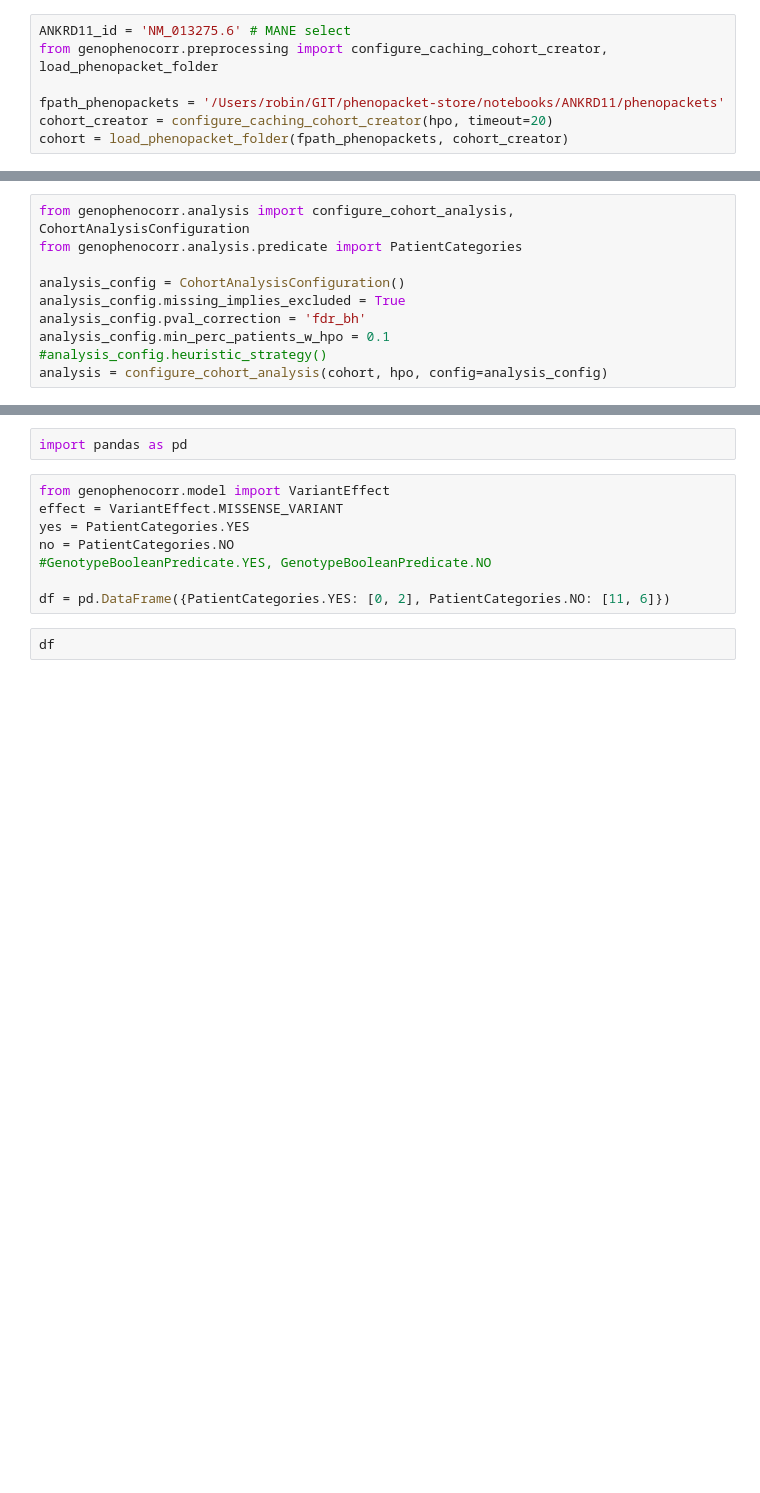
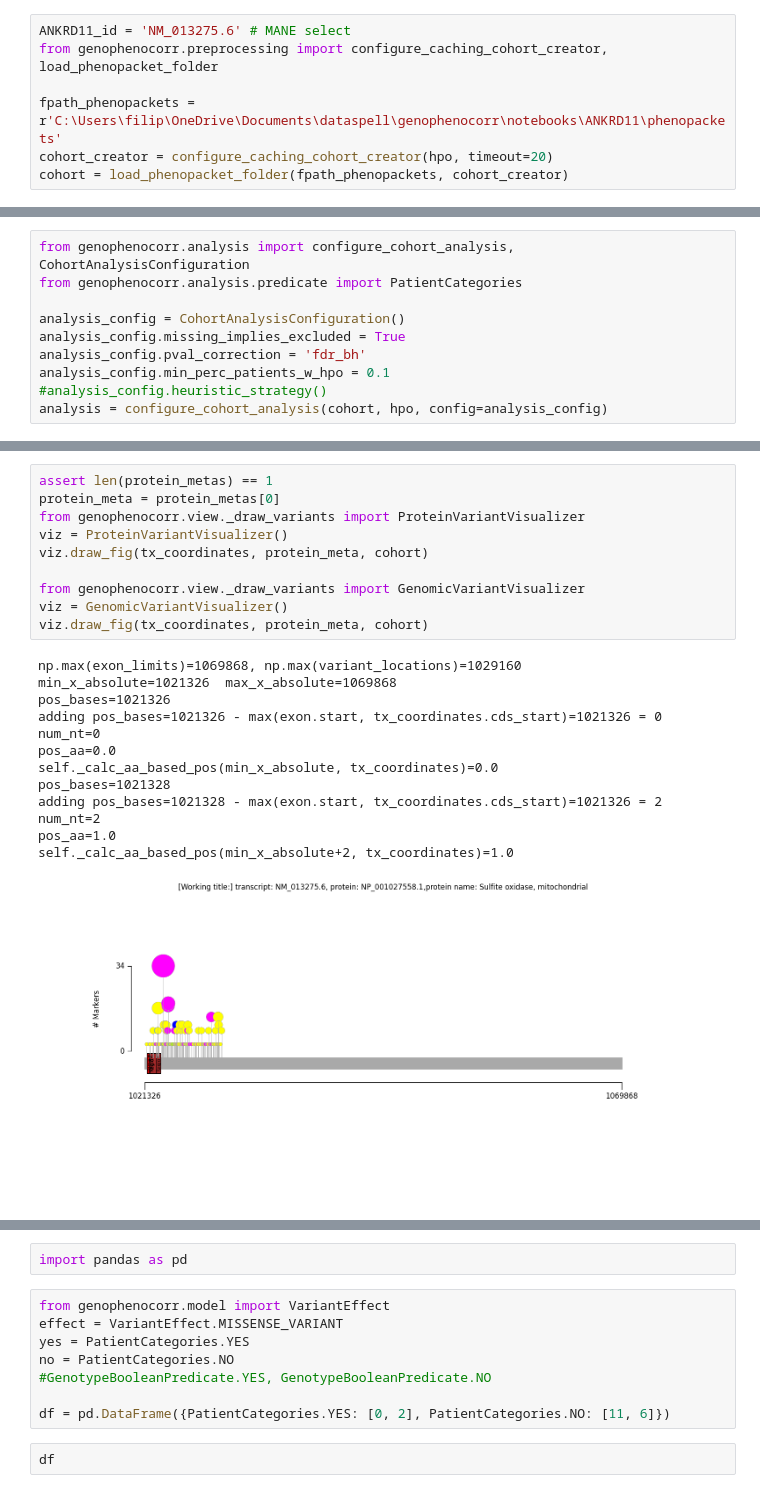
Before and after one commit to monarch-initiative/gpsea, a Jupyter notebook: notebooks/ANKRD11/cohort.ipynb, the cells around one changed output, grey strips where cells are left out. Saved outputs shown, nothing was run; the diff lists cells and outputs as text; blank space fills up the shorter version.

Commit message:
calculating aminoacid coord from base coord

```diff
--- a/notebooks/ANKRD11/cohort.ipynb
+++ b/notebooks/ANKRD11/cohort.ipynb
@@ -12,6 +13,6 @@ AttributeError: module 'hpotk' has no attribute 'configure_ontology_store'
 ANKRD11_id = 'NM_013275.6' # MANE select
 from genophenocorr.preprocessing import configure_caching_cohort_creator, load_phenopacket_folder
 
-fpath_phenopackets = '/Users/robin/GIT/phenopacket-store/notebooks/ANKRD11/phenopackets'
+fpath_phenopackets = r'C:\Users\filip\OneDrive\Documents\dataspell\genophenocorr\notebooks\ANKRD11\phenopackets'
 cohort_creator = configure_caching_cohort_creator(hpo, timeout=20)
 cohort = load_phenopacket_folder(fpath_phenopackets, cohort_creator)
@@ -53,0 +83,24 @@ NameError: name 'tx_coordinates' is not defined
+# %%
+assert len(protein_metas) == 1
+protein_meta = protein_metas[0]
+from genophenocorr.view._draw_variants import ProteinVariantVisualizer
+viz = ProteinVariantVisualizer()
+viz.draw_fig(tx_coordinates, protein_meta, cohort)
+
+from genophenocorr.view._draw_variants import GenomicVariantVisualizer
+viz = GenomicVariantVisualizer()
+viz.draw_fig(tx_coordinates, protein_meta, cohort)
+# %% [output]
+np.max(exon_limits)=1069868, np.max(variant_locations)=1029160
+min_x_absolute=1021326  max_x_absolute=1069868
+pos_bases=1021326
+adding pos_bases=1021326 - max(exon.start, tx_coordinates.cds_start)=1021326 = 0
+num_nt=0
+pos_aa=0.0
+self._calc_aa_based_pos(min_x_absolute, tx_coordinates)=0.0
+pos_bases=1021328
+adding pos_bases=1021328 - max(exon.start, tx_coordinates.cds_start)=1021326 = 2
+num_nt=2
+pos_aa=1.0
+self._calc_aa_based_pos(min_x_absolute+2, tx_coordinates)=1.0
+[figure, added]
```
Also changed, not shown: parts of 7 cells of this notebook, 1 other file.
